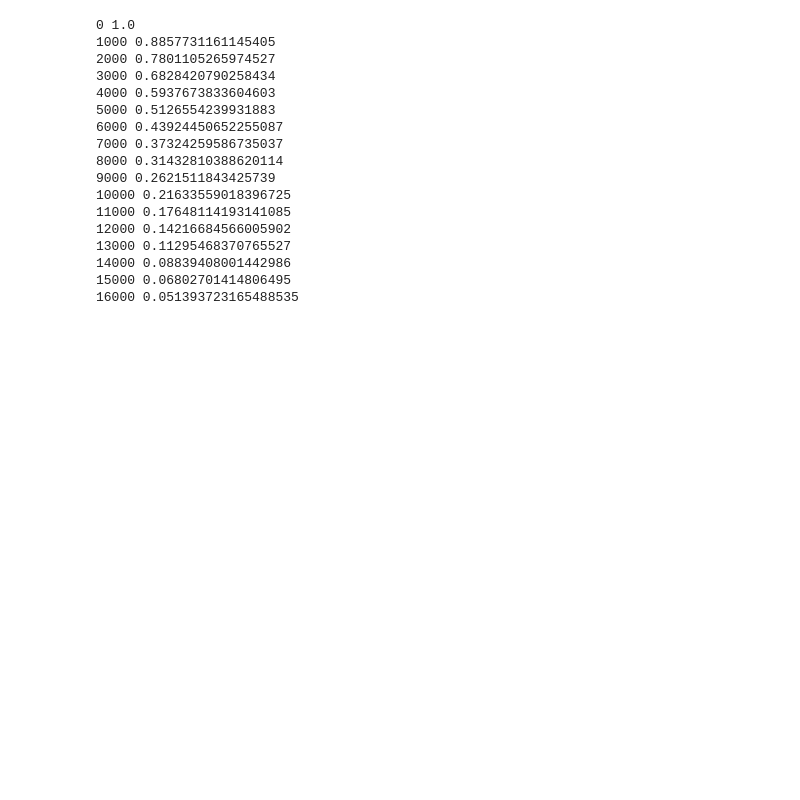
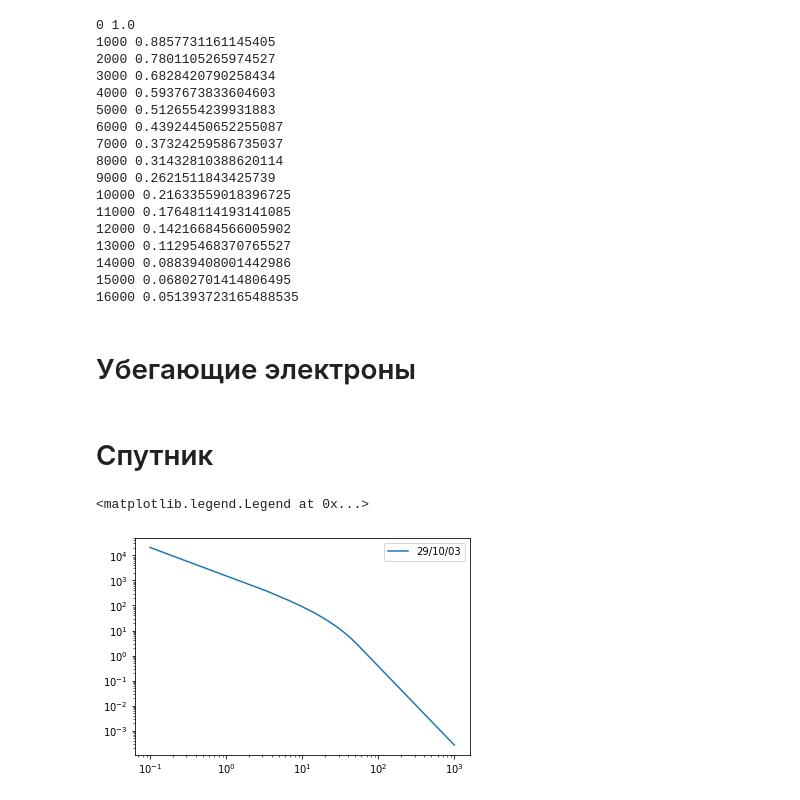
Before and after one commit to Zelenyy/phd-code, a Jupyter notebook: notebooks/01.PhD-fugures.ipynb, the cells around one changed output. Cells and saved outputs as stored; diff of their text form; code cells hidden in the pictures; blank space fills up the shorter version.

Commit message:
Satellite polystyrene sim

```diff
--- a/notebooks/01.PhD-fugures.ipynb
+++ b/notebooks/01.PhD-fugures.ipynb
@@ -138,3 +140,7 @@ for h in np.arange(0, 17000, 1000):
 14000 0.08839408001442986
 15000 0.06802701414806495
 16000 0.051393723165488535
+# %% [markdown]
+# Убегающие электроны
+# %% [markdown]
+# Спутник
@@ -140,0 +149,15 @@ for h in np.arange(0, 17000, 1000):
+# %%
+from phd.satellite.scr import get_parameters, scr_proton_spectrum
+scr_parameters = get_parameters()
+# %%
+
+energy = np.linspace(0.1, 1000, num=300)
+for parameters in scr_parameters:
+    data = scr_proton_spectrum(energy, parameters)
+    plt.plot(energy, data/parameters.dt, label=parameters.event)
+plt.yscale("log")
+plt.xscale("log")
+plt.legend()
+# %% [output]
+<matplotlib.legend.Legend at 0x...>
+[figure, added]
```
Also changed, not shown: parts of 2 cells of this notebook, 11 other files.
